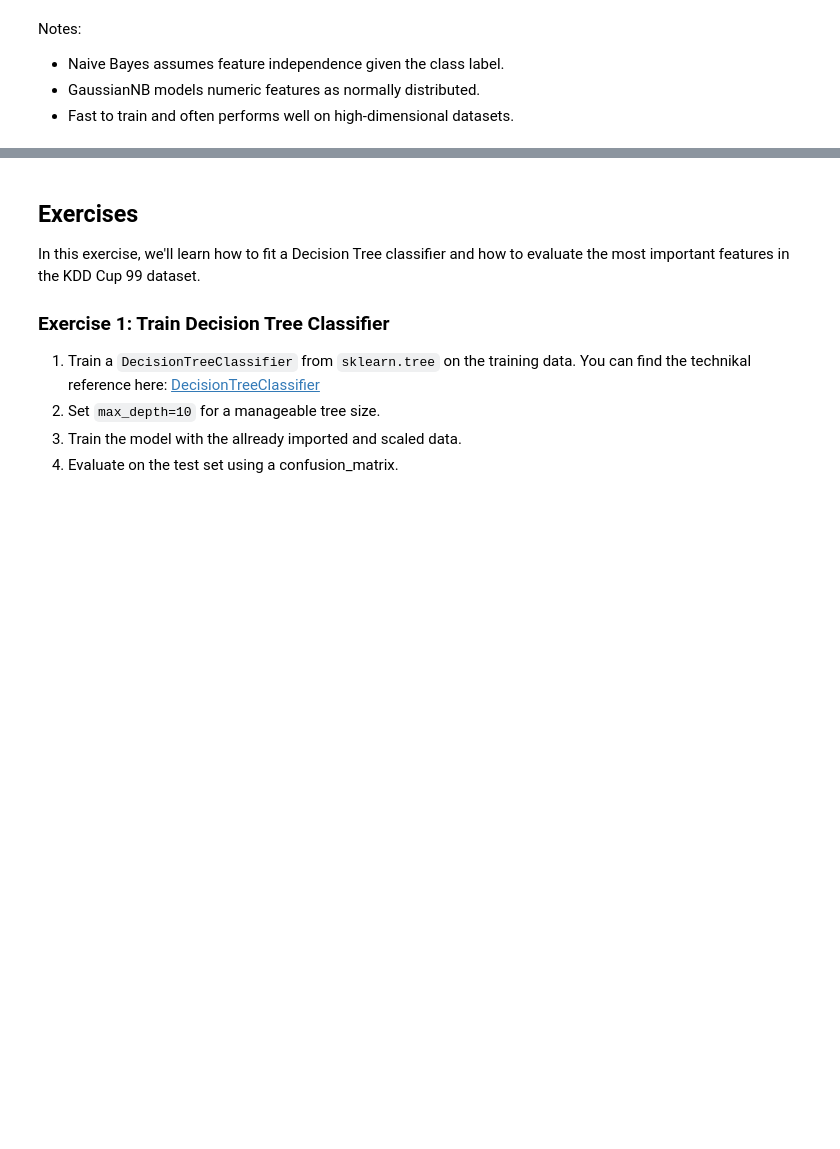
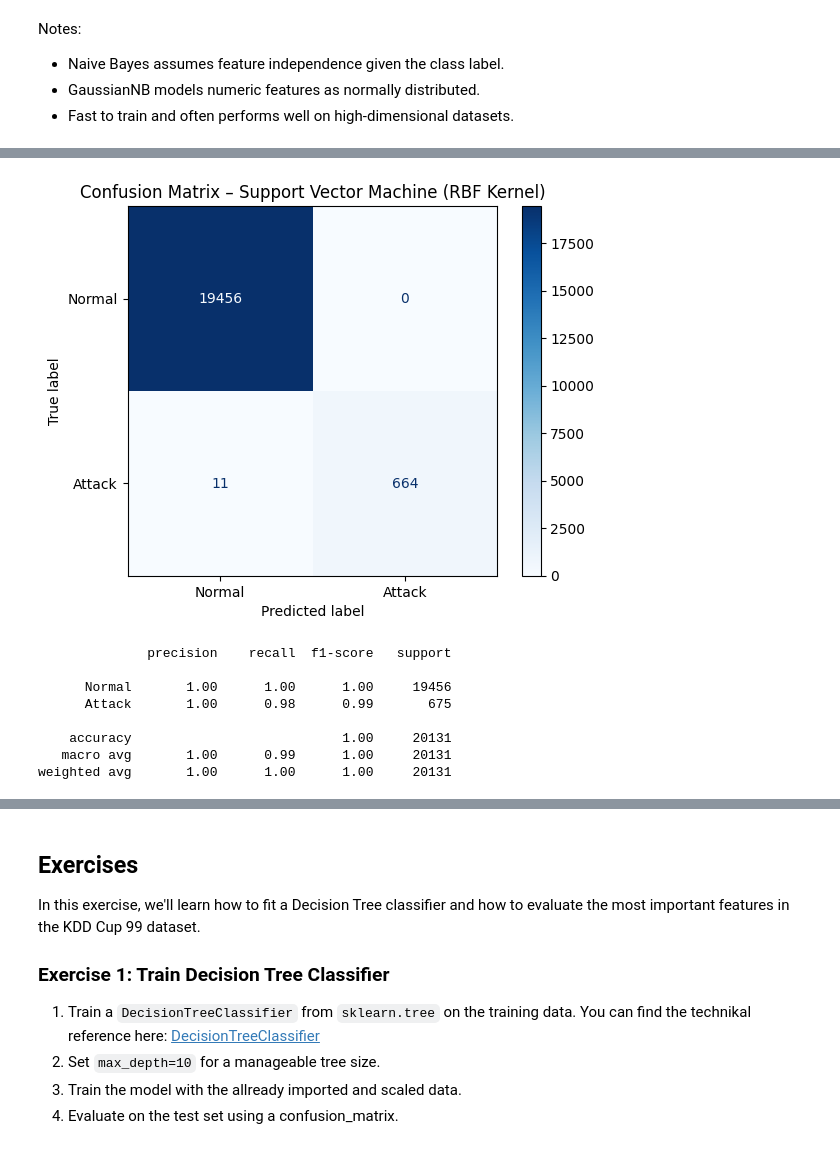
Before and after one commit to shaoyunguo/mlcysec_tutorial, a Jupyter notebook: source/tutorial_notebooks/getting_started_with_ml/getting_started_with_ml.ipynb, the cells around one changed output, grey strips where cells are left out. Saved outputs shown, nothing was run; the diff lists cells and outputs as text; code cells hidden in the pictures; blank space fills up the shorter version.

```diff
--- a/source/tutorial_notebooks/getting_started_with_ml/getting_started_with_ml.ipynb
+++ b/source/tutorial_notebooks/getting_started_with_ml/getting_started_with_ml.ipynb
@@ -315,0 +349,27 @@ Notes:
+# %%
+# Train SVM with RBF kernel
+svm_clf = SVC(kernel="rbf", C=1.0, gamma="scale")
+svm_clf.fit(X_train, y_train)
+
+# Predictions
+y_pred_svm = svm_clf.predict(X_test)
+
+# Confusion matrix
+cm_svm = confusion_matrix(y_test, y_pred_svm)
+disp_svm = ConfusionMatrixDisplay(confusion_matrix=cm_svm, display_labels=["Normal", "Attack"])
+disp_svm.plot(cmap="Blues")
+plt.title("Confusion Matrix – Support Vector Machine (RBF Kernel)")
+plt.show()
+
+# Classification report
+print(classification_report(y_test, y_pred_svm, target_names=["Normal", "Attack"]))
+# %% [output]
+[figure, added]
+              precision    recall  f1-score   support
+
+      Normal       1.00      1.00      1.00     19456
+      Attack       1.00      0.98      0.99       675
+
+    accuracy                           1.00     20131
+   macro avg       1.00      0.99      1.00     20131
+weighted avg       1.00      1.00      1.00     20131
```
Also changed, not shown: parts of 5 cells of this notebook.
